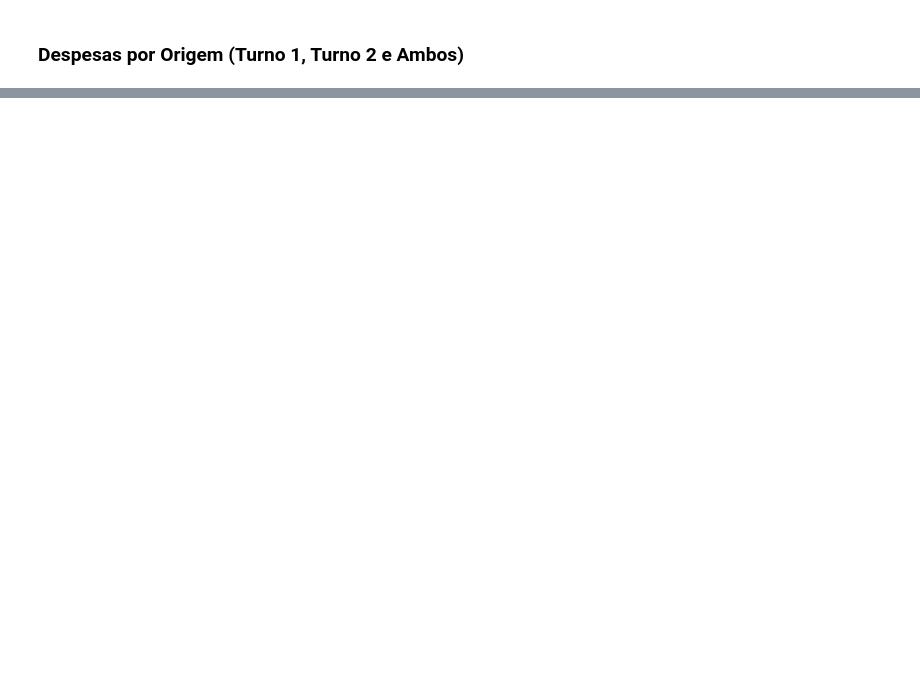
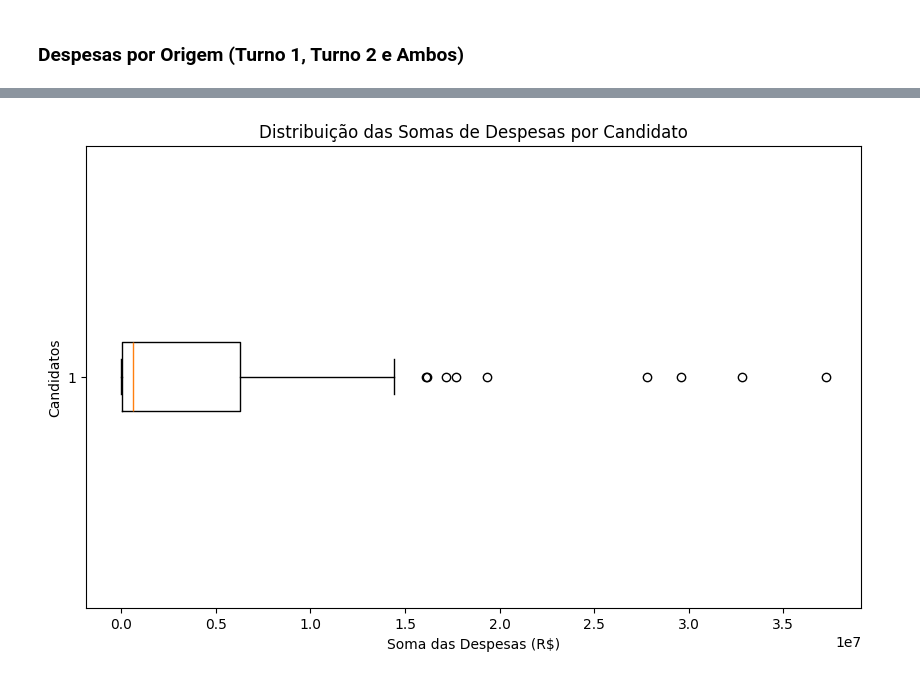
Before and after one commit to AndreiRech/Election, a Jupyter notebook: Analise.ipynb, the cells around one changed output, grey strips where cells are left out. Cells and saved outputs as stored; diff of their text form; code cells hidden in the pictures; blank space fills up the shorter version.

```diff
--- a/Analise.ipynb
+++ b/Analise.ipynb
@@ -498,0 +503,13 @@ df_estatisticas.head()
+# %%
+df['VR_DESPESA_CONTRATADA'] = df['VR_DESPESA_CONTRATADA'].replace(',', '.', regex=True).astype(float)
+
+soma_despesas_candidato = df.groupby('NM_CANDIDATO')['VR_DESPESA_CONTRATADA'].sum()
+# %%
+plt.figure(figsize=(10, 6))
+plt.boxplot(soma_despesas_candidato, vert=False)
+plt.title('Distribuição das Somas de Despesas por Candidato')
+plt.xlabel('Soma das Despesas (R$)')
+plt.ylabel('Candidatos')
+plt.show()
+# %% [output]
+[figure, added]
```
Also changed, not shown: parts of 9 cells of this notebook.
